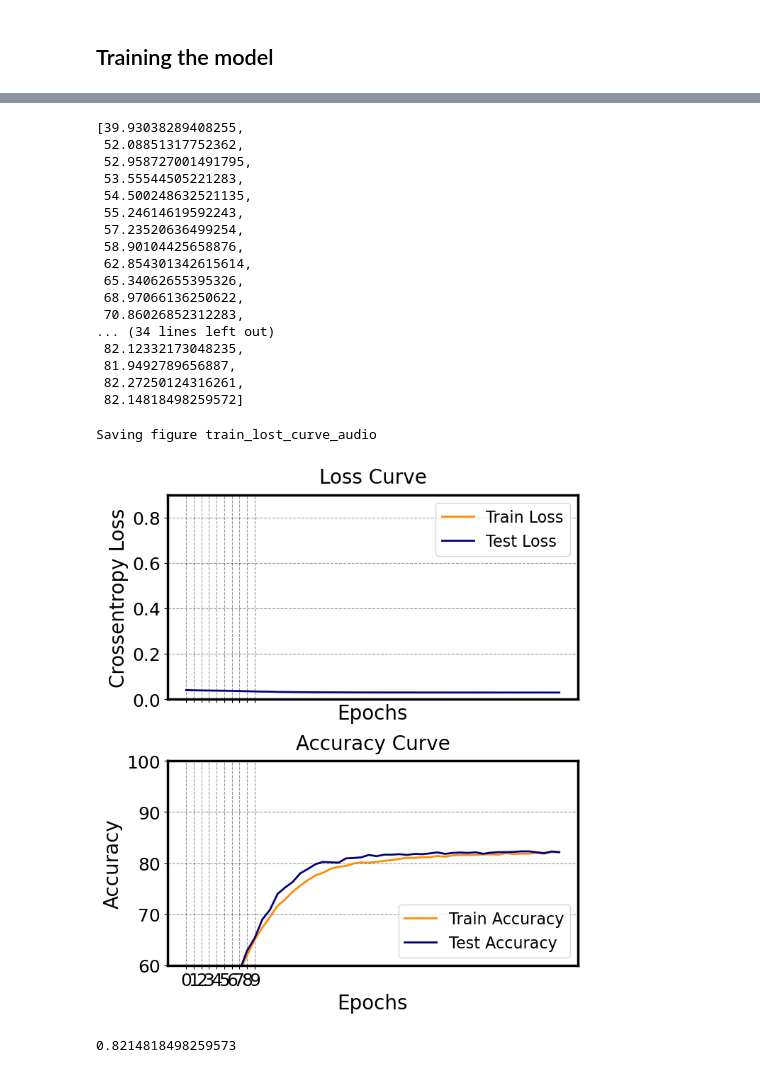
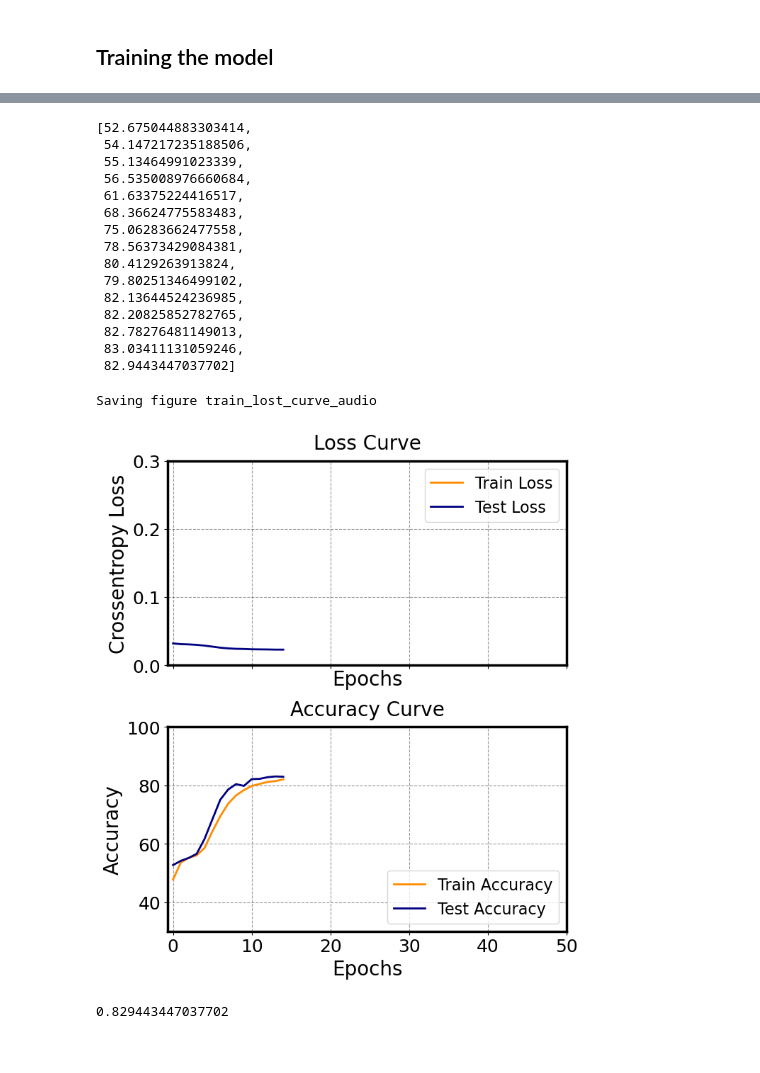
Before and after one commit to Davidlequnchen/LDED-FusionNet, a Jupyter notebook: code/3_train_audio.ipynb, the cells around one changed output, grey strips where cells are left out. Cells and saved outputs as stored; diff of their text form; code cells hidden in the pictures.

```diff
--- a/code/3_train_audio.ipynb
+++ b/code/3_train_audio.ipynb
@@ -103,12 +103,12 @@ sample_directories = get_sample_directories(Multimodal_dataset_PATH, samples)
 image_directories = [os.path.join(sample_dir, 'images') for sample_dir in sample_directories]
 audio_directories = [os.path.join(sample_dir, 'equalized_audio') for sample_dir in sample_directories]
 # %%
-# classes = ('Laser-off', 'Defect-free', 'Defective')
-classes = ('Laser-off', 'Defect-free', 'Cracks', "Keyhole pores")
+classes = ('Laser-off', 'Defect-free', 'Defective')
+# classes = ('Laser-off', 'Defect-free', 'Cracks', "Keyhole pores")
 SAMPLE_RATE = 44100
 LEARNING_RATE = 0.00001
 BATCH_SIZE = 32
-EPOCHS = 50
+EPOCHS = 15
 # %% [markdown]
 ### Utils functions
 # %%
@@ -398,35 +398,33 @@ Epoch: 11
 # %%
 valid_accuracy
 # %% [output]
-[39.93038289408255,
- 52.08851317752362,
- 52.958727001491795,
- 53.55544505221283,
- 54.500248632521135,
- 55.24614619592243,
- 57.23520636499254,
- 58.90104425658876,
- 62.854301342615614,
- 65.34062655395326,
- 68.97066136250622,
- 70.86026852312283,
-... (34 lines left out)
- 82.12332173048235,
- 81.9492789656887,
- 82.27250124316261,
- 82.14818498259572]
+[52.675044883303414,
+ 54.147217235188506,
+ 55.13464991023339,
+ 56.535008976660684,
+ 61.63375224416517,
+ 68.36624775583483,
+ 75.06283662477558,
+ 78.56373429084381,
+ 80.4129263913824,
+ 79.80251346499102,
+ 82.13644524236985,
+ 82.20825852782765,
+ 82.78276481149013,
+ 83.03411131059246,
+ 82.9443447037702]
 # %%
-loss_acc_plot(train_losses, valid_losses, train_accuracy, valid_accuracy, 9, "Initial Training",
-              interval=1, yloss_limit1=0, yloss_limit2=0.9, yacc_limit1=60, yacc_limit2=100)
+loss_acc_plot(train_losses, valid_losses, train_accuracy, valid_accuracy, 50, "Initial Training",
+              interval=10, yloss_limit1=0, yloss_limit2=0.3, yacc_limit1=30, yacc_limit2=100)
 
 save_fig ("train_lost_curve_audio")
 # %% [output]
 Saving figure train_lost_curve_audio
-[figure, old version]
+[figure, new version]
 # %%
 get_accuracy(model, val_dataloader, device)
 # %% [output]
-0.8214818498259573
+0.829443447037702
 # %%
 test_accuracy_mean, test_accuracy_std, auc_mean, auc_std = model_evaluation(model, val_dataloader, classes, device, classifier_name = "MFCC-CNN", signal_type = "denoised", seed=0)
 
```
Also changed, not shown: parts of 11 cells of this notebook, 22 other files.
